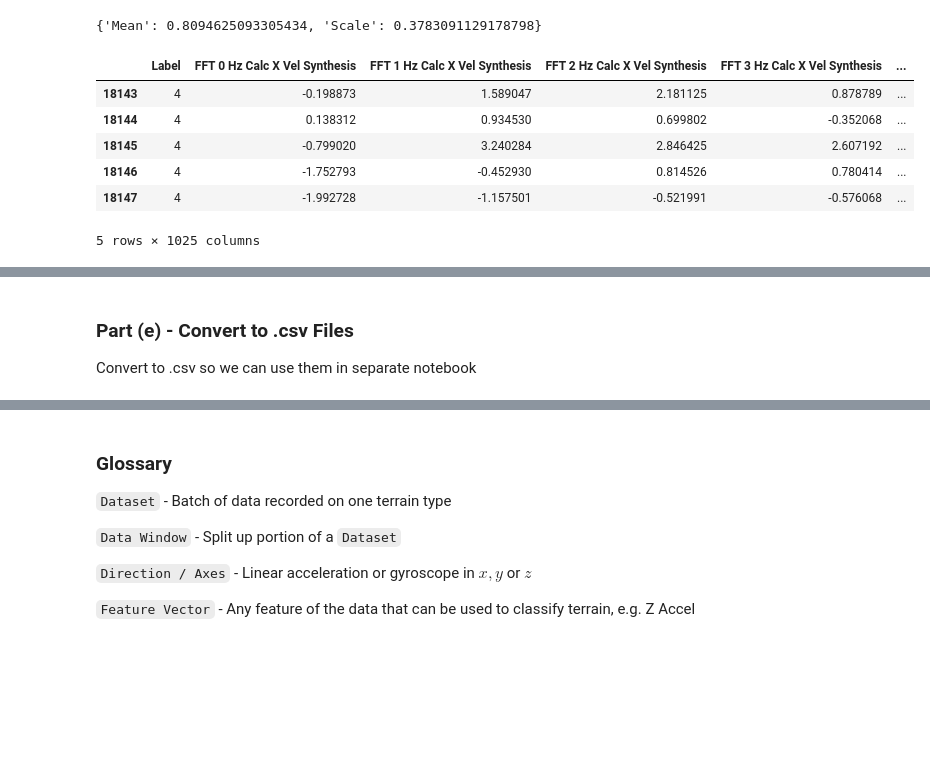
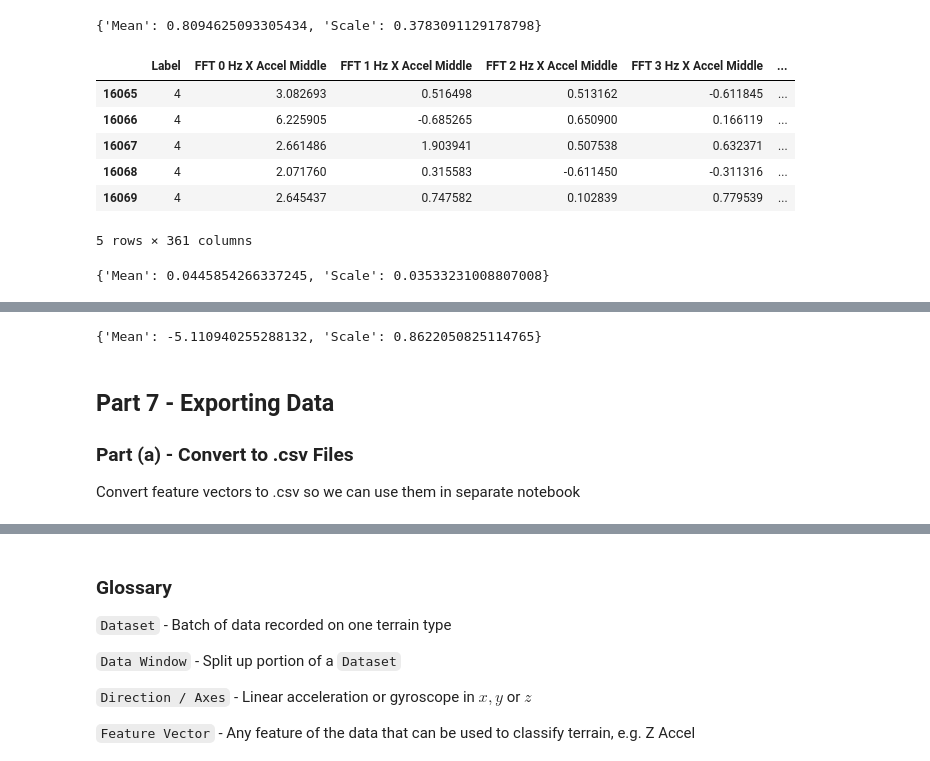
Before and after one commit to KeenanMcConkey/Wheelchair-Terrain-Classification, a Jupyter notebook: TerrainPreprocessing-CombinedManualUserData.ipynb, the cells around one changed output, grey strips where cells are left out. Cells and saved outputs as stored; diff of their text form; code cells hidden in the pictures; blank space fills up the shorter version.

```diff
--- a/TerrainPreprocessing-CombinedManualUserData.ipynb
+++ b/TerrainPreprocessing-CombinedManualUserData.ipynb
@@ -1331,15 +1333,19 @@ feat_combined_param['Synthesis']['Mean Calc X Vel Synthesis']
 {'Mean': 0.8094625093305434, 'Scale': 0.3783091129178798}
 # %%
 # Check combined and normalized FFT feature vectors
-fft_combined['Synthesis'].tail()
+fft_combined['Middle'].tail()
 # %% [output]
-|  | Label | FFT 0 Hz Calc X Vel Synthesis | FFT 1 Hz Calc X Vel Synthesis | FFT 2 Hz Calc X Vel Synthesis | FFT 3 Hz Calc X Vel Synthesis | ... |
-| 18143 | 4 | -0.198873 | 1.589047 | 2.181125 | 0.878789 | ... |
-| 18144 | 4 | 0.138312 | 0.934530 | 0.699802 | -0.352068 | ... |
-| 18145 | 4 | -0.799020 | 3.240284 | 2.846425 | 2.607192 | ... |
-| 18146 | 4 | -1.752793 | -0.452930 | 0.814526 | 0.780414 | ... |
-| 18147 | 4 | -1.992728 | -1.157501 | -0.521991 | -0.576068 | ... |
+|  | Label | FFT 0 Hz X Accel Middle | FFT 1 Hz X Accel Middle | FFT 2 Hz X Accel Middle | FFT 3 Hz X Accel Middle | ... |
+| 16065 | 4 | 3.082693 | 0.516498 | 0.513162 | -0.611845 | ... |
+| 16066 | 4 | 6.225905 | -0.685265 | 0.650900 | 0.166119 | ... |
+| 16067 | 4 | 2.661486 | 1.903941 | 0.507538 | 0.632371 | ... |
+| 16068 | 4 | 2.071760 | 0.315583 | -0.611450 | -0.311316 | ... |
+| 16069 | 4 | 2.645437 | 0.747582 | 0.102839 | 0.779539 | ... |
-5 rows × 1025 columns
+5 rows × 361 columns
+# %%
+fft_combined_param['Middle']['FFT 0 Hz Z Accel Middle']
+# %% [output]
+{'Mean': 0.0445854266337245, 'Scale': 0.03533231008807008}
 # %%
 # Check combined and normalized PSD Log feature vectors
 psd_log_combined['Synthesis'].tail()
@@ -1351,9 +1357,15 @@ psd_log_combined['Synthesis'].tail()
 | 18146 | 4 | -0.157979 | 0.965102 | 0.943636 | 0.984166 | ... |
 | 18147 | 4 | -1.604983 | -0.289360 | -0.363357 | -0.456364 | ... |
 5 rows × 1025 columns
+# %%
+psd_log_combined_param['Left']['PSDLog 60 Hz Y Gyro Left']
+# %% [output]
+{'Mean': -5.110940255288132, 'Scale': 0.8622050825114765}
 # %% [markdown]
-### Part (e) - Convert to .csv Files
-Convert to .csv so we can use them in separate notebook
+## Part 7 - Exporting Data
+
+### Part (a) - Convert to .csv Files
+Convert feature vectors to .csv so we can use them in separate notebook
 # %%
 combined_vector_dict = {'Features': feat_combined, 'FFTs': fft_combined, 'PSDLogs': psd_log_combined}
 
```
Also changed, not shown: parts of 7 cells of this notebook, 1 other file.
